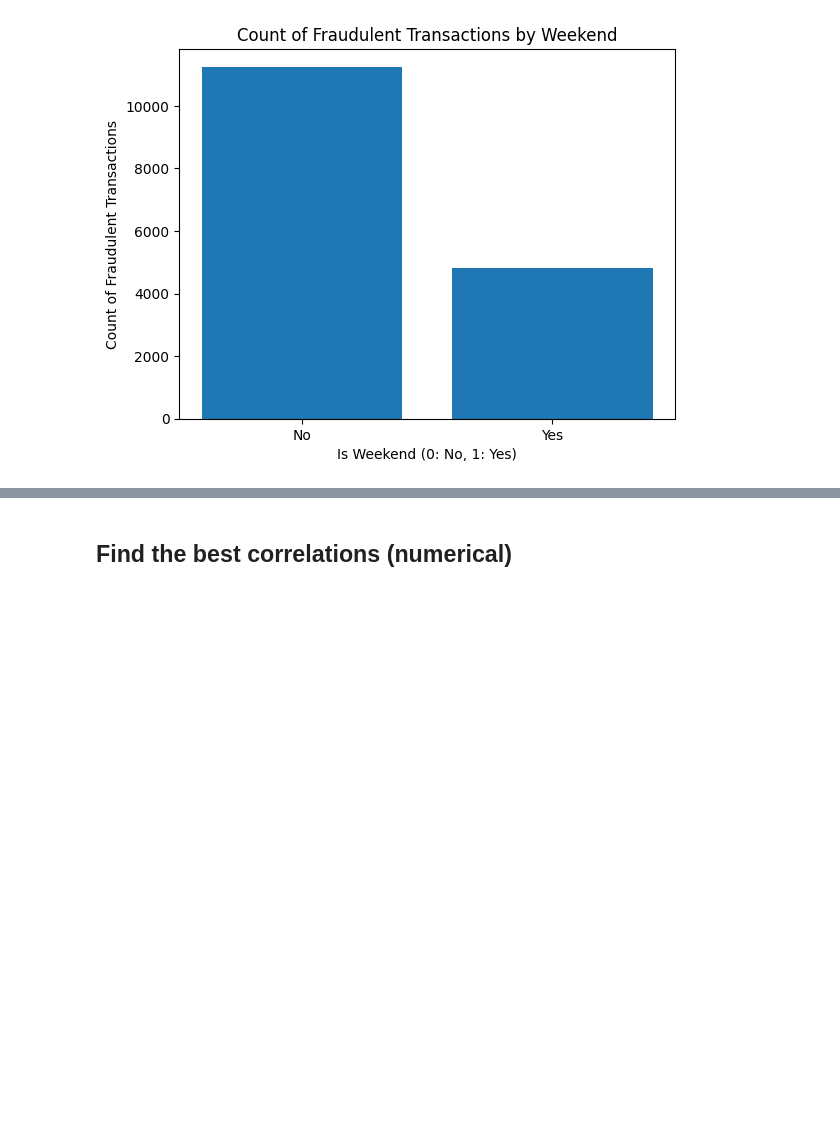
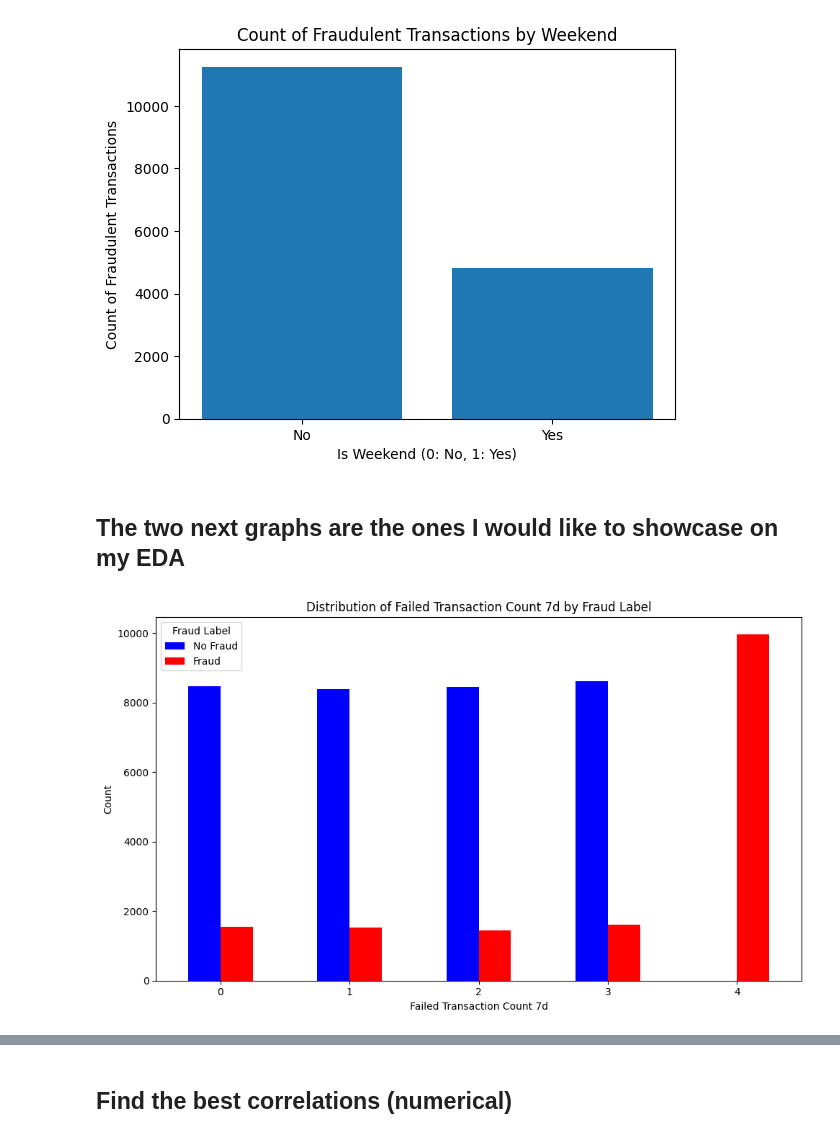
Before and after one commit to adambueno/fraudDetection, a Jupyter notebook: fraudDetection.ipynb, the cells around one changed output, grey strips where cells are left out. Saved outputs shown, nothing was run; the diff lists cells and outputs as text; code cells hidden in the pictures; blank space fills up the shorter version.

```diff
--- a/fraudDetection.ipynb
+++ b/fraudDetection.ipynb
@@ -155,3 +150,19 @@ plt.xticks([0, 1], ['No', 'Yes'])
 plt.show()
 # %% [output]
 [figure]
+# %% [markdown]
+## The two next graphs are the ones I would like to showcase on my EDA
+# %%
+fraudulent_counts = fraud_df.groupby('Failed Transaction Count 7d')['Fraud Label'].value_counts().unstack(fill_value=0)
+
+fraudulent_counts.plot(kind='bar', figsize=(10, 6), color=['blue', 'red'])
+
+plt.xlabel('Failed Transaction Count 7d')
+plt.ylabel('Count')
+plt.title('Distribution of Failed Transaction Count 7d by Fraud Label')
+plt.xticks(rotation=0)
+plt.legend(title='Fraud Label', labels=['No Fraud', 'Fraud'])
+plt.tight_layout()
+plt.show()
+# %% [output]
+[figure, added]
```
Also changed, not shown: parts of 64 cells of this notebook.
